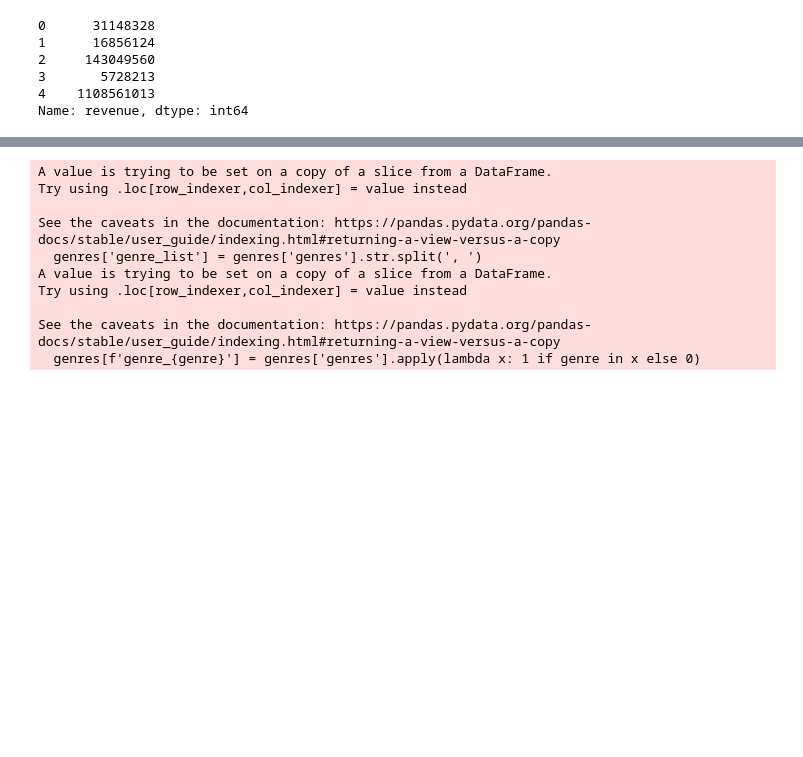
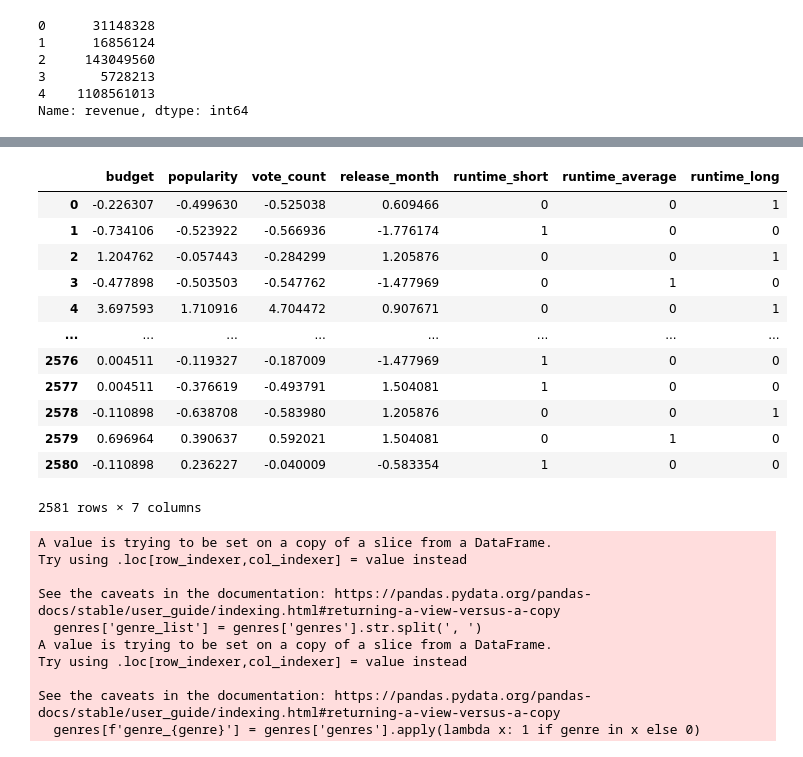
Before and after one commit to Assesa44/Movie-Revenue-Predictor, a Jupyter notebook: Notebooks/revenue_predictor.ipynb, the cells around one changed output, grey strips where cells are left out. Drawn from its saved outputs; the diff is of its cells as text; code cells hidden in the pictures; blank space fills up the shorter version.

```diff
--- a/Notebooks/revenue_predictor.ipynb
+++ b/Notebooks/revenue_predictor.ipynb
@@ -937,6 +937,22 @@ Notes:
 [1] Standard Errors assume that the covariance matrix of the errors is correctly specified.
 [2] The smallest eigenvalue is 3.83e-29. This might indicate that there are
 strong multicollinearity problems or that the design matrix is singular.
+# %%
+X_split
+# %% [output]
+|  | budget | popularity | vote_count | release_month | runtime_short | runtime_average | runtime_long |
+| 0 | -0.226307 | -0.499630 | -0.525038 | 0.609466 | 0 | 0 | 1 |
+| 1 | -0.734106 | -0.523922 | -0.566936 | -1.776174 | 1 | 0 | 0 |
+| 2 | 1.204762 | -0.057443 | -0.284299 | 1.205876 | 0 | 0 | 1 |
+| 3 | -0.477898 | -0.503503 | -0.547762 | -1.477969 | 0 | 1 | 0 |
+| 4 | 3.697593 | 1.710916 | 4.704472 | 0.907671 | 0 | 0 | 1 |
+| ... | ... | ... | ... | ... | ... | ... | ... |
+| 2576 | 0.004511 | -0.119327 | -0.187009 | -1.477969 | 1 | 0 | 0 |
+| 2577 | 0.004511 | -0.376619 | -0.493791 | 1.504081 | 1 | 0 | 0 |
+| 2578 | -0.110898 | -0.638708 | -0.583980 | 1.205876 | 0 | 0 | 1 |
+| 2579 | 0.696964 | 0.390637 | 0.592021 | 1.504081 | 0 | 1 | 0 |
+| 2580 | -0.110898 | 0.236227 | -0.040009 | -0.583354 | 1 | 0 | 0 |
+2581 rows × 7 columns
 # %%
 def genre_dummies(genres):
     genres['genre_list'] = genres['genres'].str.split(', ')
```
Also changed, not shown: parts of 28 cells of this notebook.
